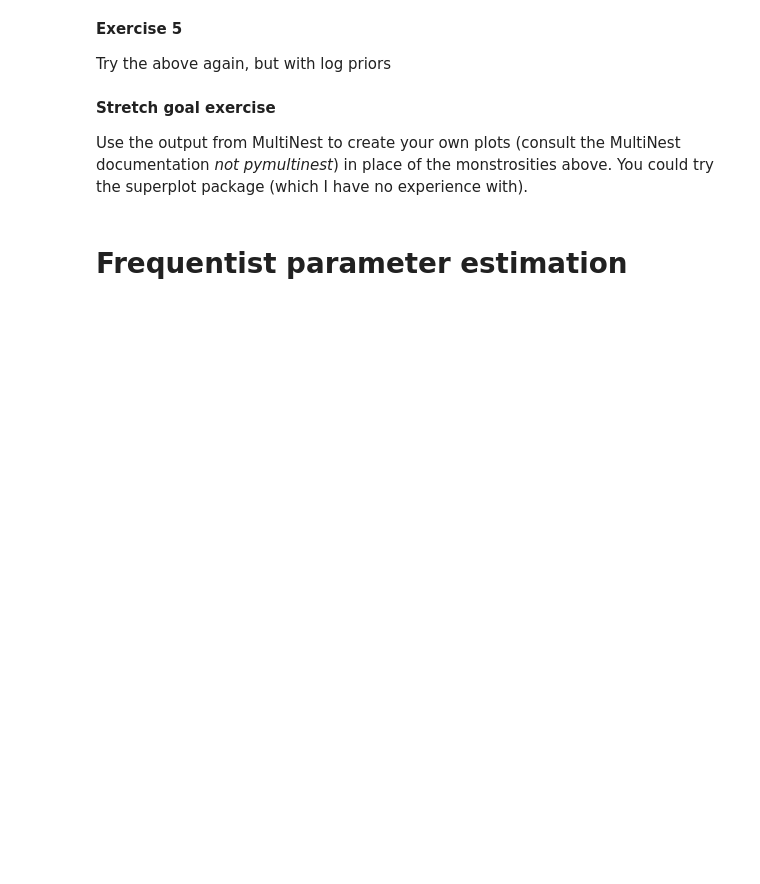
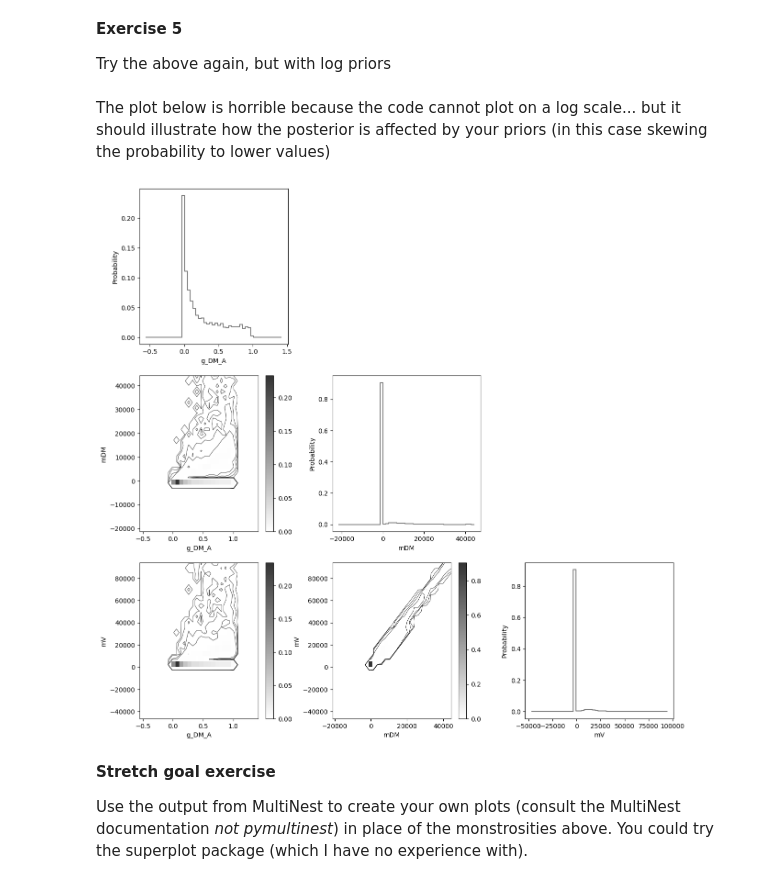
Before and after one commit to mjg-phys/cdm-computing-subgroup, a Jupyter notebook: FBInferenceTutorial/CDM_computing_inference_skeleton.ipynb, the cells around one changed output. Cells and saved outputs as stored; diff of their text form; code cells hidden in the pictures; blank space fills up the shorter version.

```diff
--- a/FBInferenceTutorial/CDM_computing_inference_skeleton.ipynb
+++ b/FBInferenceTutorial/CDM_computing_inference_skeleton.ipynb
@@ -493,6 +514,50 @@ Try the above again, but with log priors
+# %%
+#SOLUTION
+
+def prior_log(cube, ndims, npar):
+
+    #set coupling (leave between 0-1)
+    cube[0] = 10**(cube[0]*-2)
+
+    #set DM mass (Unitarity bound at ~100 TeV)
+    cube[1] = 10**(cube[1]*5)
+
+    #set mediator mass (start with ~PeV and see what happens)
+    cube[2] = 10**(cube[2]*7)
+
+    return
+
+pymultinest.run( loglikelihood, prior_log, n_pars,
+                 outputfiles_basename="mn_logPrior_", verbose=False,
+                importance_nested_sampling = False, resume = False, n_live_points = 2000,
+                evidence_tolerance = 0.001, sampling_efficiency = 0.1)
+
+a = pymultinest.Analyzer(n_params = n_pars, outputfiles_basename="mn_logPrior_")
+s = a.get_stats()
+# %% [markdown]
+The plot below is horrible because the code cannot plot on a log scale... but it
+should illustrate how the posterior is affected by your priors (in this case
+skewing the probability to lower values)
+# %%
+p = pymultinest.PlotMarginalModes(a)
+plt.figure(figsize=(5*n_pars, 5*n_pars))
+
+for i in range(n_pars):
+    plt.subplot(n_pars, n_pars, n_pars * i + i + 1)
+    p.plot_marginal(i, with_ellipses = True, with_points = False, grid_points=50)
+    plt.ylabel("Probability")
+    plt.xlabel(parameters[i])
+
+    for j in range(i):
+        plt.subplot(n_pars, n_pars, n_pars * i + j + 1)
+        p.plot_marginal(j, i, with_ellipses = False, with_points = False, grid_points=30)
+        plt.xlabel(parameters[j])
+        plt.ylabel(parameters[i])
+
+plt.subplots_adjust(wspace=.3)
+# %% [output]
+[figure, added]
 # %% [markdown]
 **Stretch goal exercise**
 
 Use the output from MultiNest to create your own plots (consult the MultiNest documentation *not pymultinest*) in place of the monstrosities above. You could try the superplot package (which I have no experience with).
-# %% [markdown]
-# Frequentist parameter estimation
```
Also changed, not shown: parts of 14 cells of this notebook.
